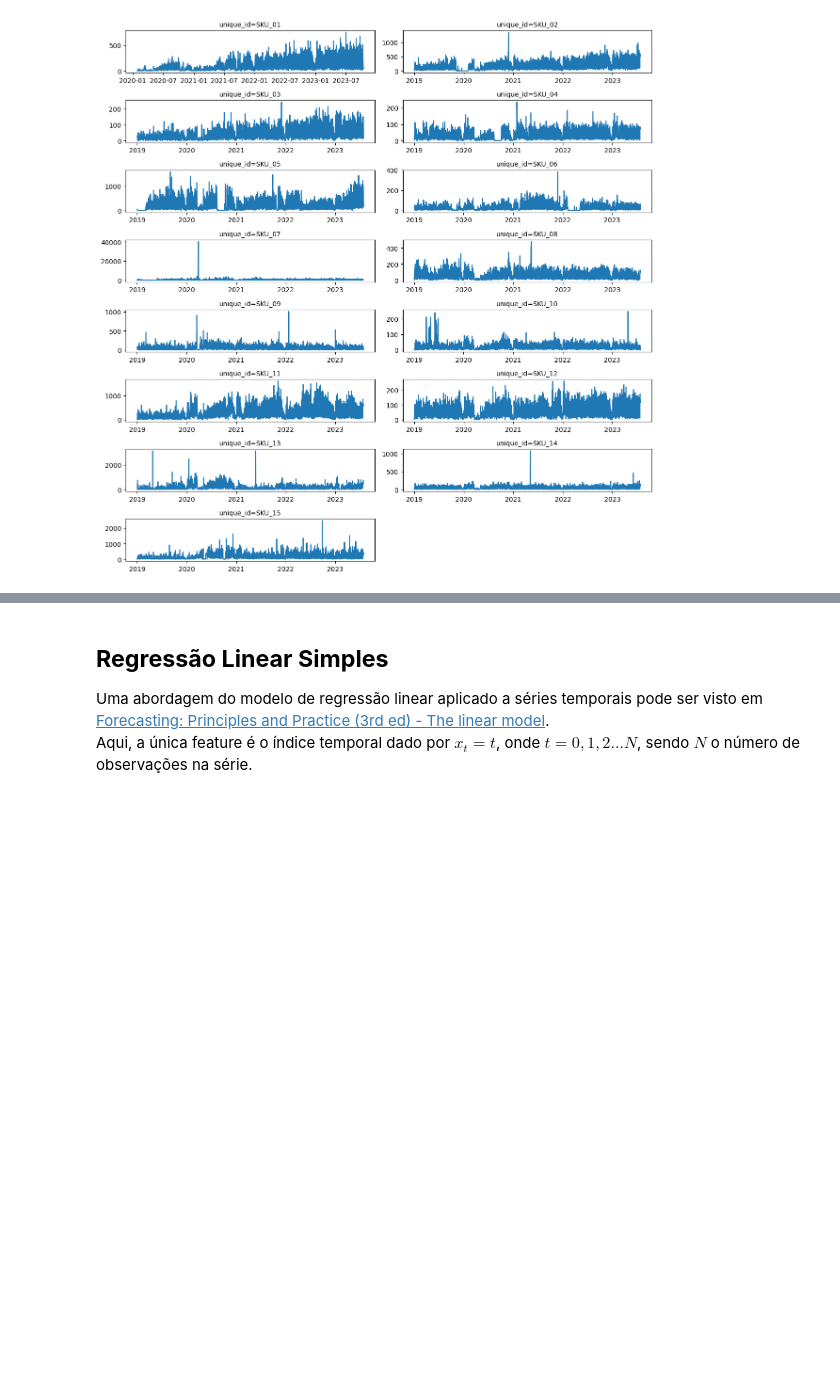
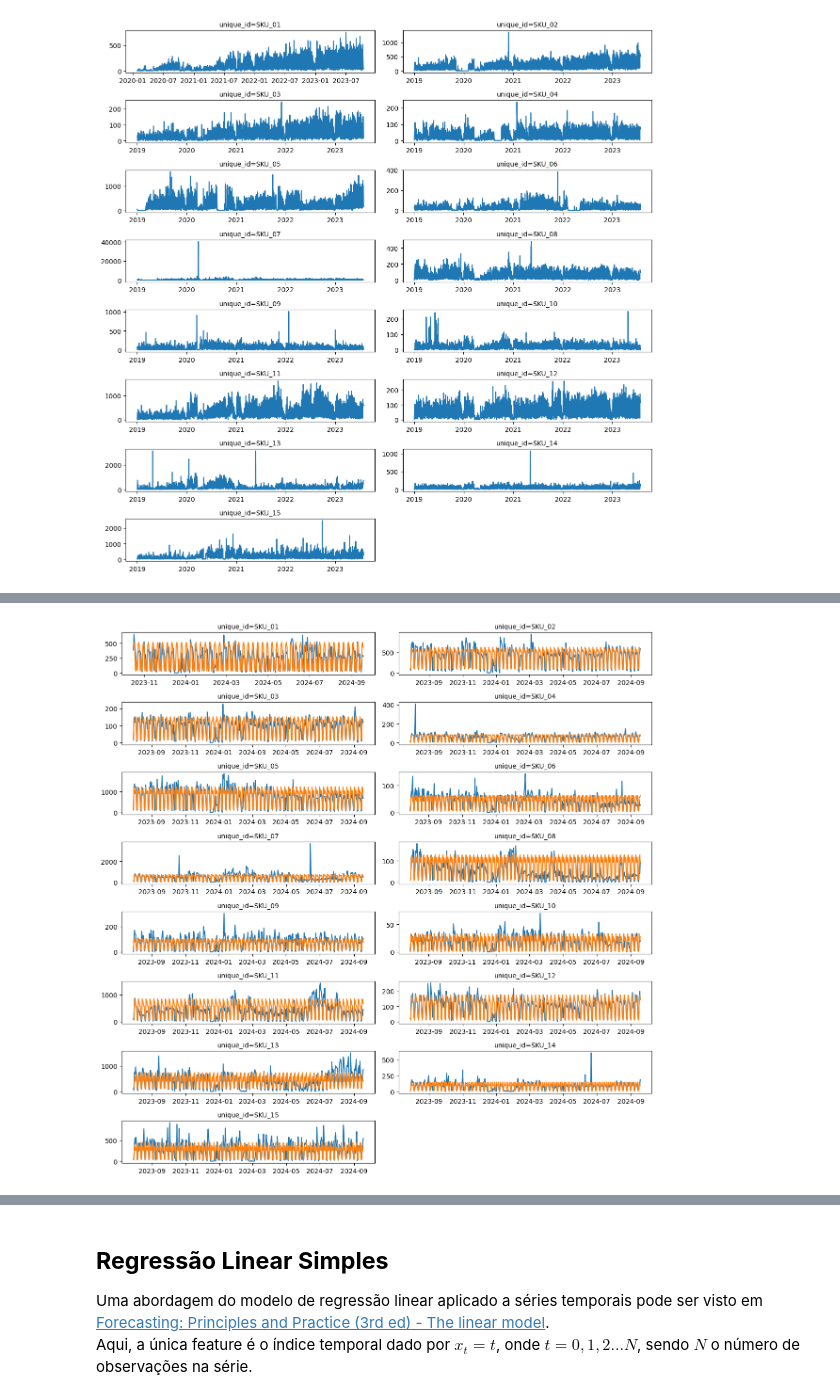
Before and after one commit to getrolucas/PIC-CD-UFERSA, a Jupyter notebook: notebooks/01_reg_linear_arima_ets.ipynb, the cells around one changed output, grey strips where cells are left out. Cells and saved outputs as stored; diff of their text form; code cells hidden in the pictures; blank space fills up the shorter version.

```diff
--- a/notebooks/01_reg_linear_arima_ets.ipynb
+++ b/notebooks/01_reg_linear_arima_ets.ipynb
@@ -49,0 +53,29 @@ plot_time_series(df=train_df, data_cols=['y'], figsize=(12,12))
+# %%
+models = [
+    AutoARIMA(season_length=7),
+    AutoETS(season_length=7),
+    SeasonalNaive(season_length=7)
+]
+
+sf = StatsForecast(
+    models=models,
+    freq='D',
+    n_jobs=-1
+)
+
+def baseline_models(df):
+    """
+    Aplica os modelos SARIMA e ETS.
+    """
+    train = df.copy().reset_index(drop=True)
+    test = test_df.query("unique_id == @train.unique_id[0]").reset_index(drop=True)
+
+    sf.fit(df=train)
+    predict = sf.predict(h=len(test)).reset_index(drop=True)
+
+    test['ARIMA'] = predict['AutoARIMA']
+    test['ETS'] = predict['AutoETS']
+    test['SeasonalNaive'] = predict['SeasonalNaive']
+    return test
+# %%
+baseline_fcst = train_df.groupby("unique_id").progress_apply(baseline_models).reset_index(drop=True)
@@ -49,0 +91,11 @@ plot_time_series(df=train_df, data_cols=['y'], figsize=(12,12))
+# %%
+# plot das previsões Seasonal Naive
+plot_time_series(
+    df=baseline_fcst,
+    data_cols=['y','SeasonalNaive'],
+    id_col='unique_id',
+    grid=(8, 2),
+    figsize=(12, 12)
+)
+# %% [output]
+[figure, added]
```
Also changed, not shown: parts of 24 cells of this notebook, 11 other files.
